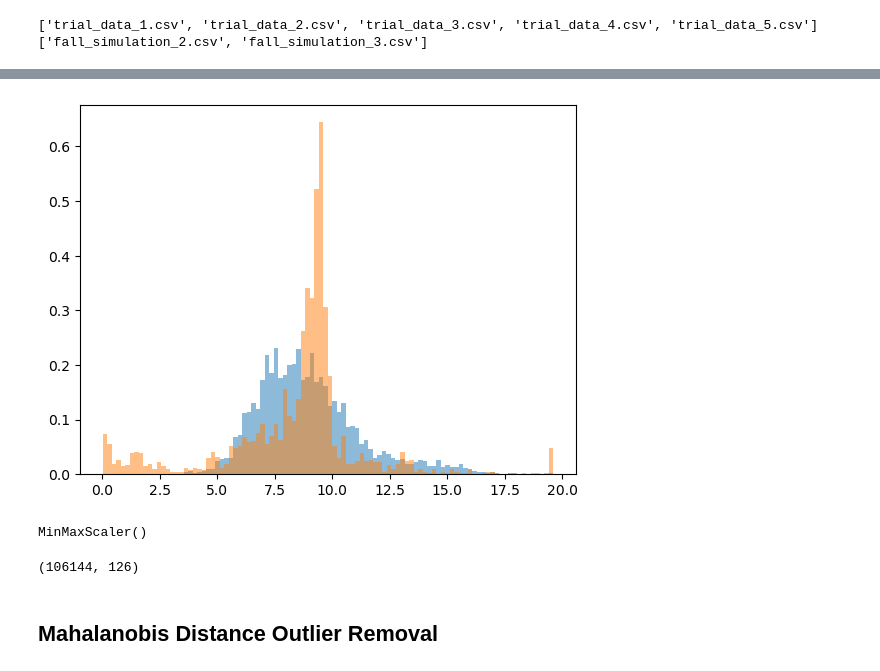
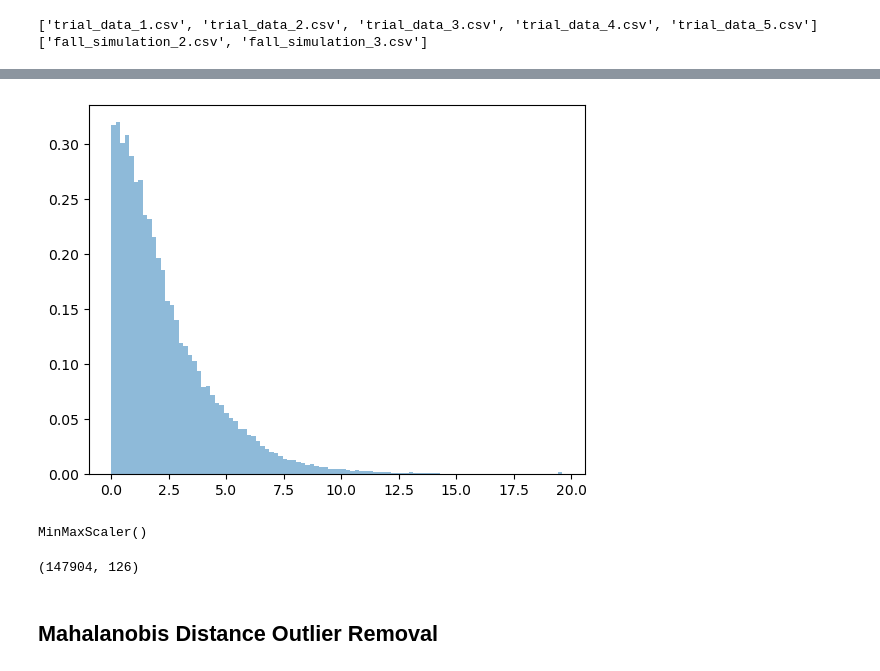
Before and after one commit to NUSMedTechMorphine/Morphine-22-23, a Jupyter notebook: ML/Model Experiment/VAE Model - Windowing Technique.ipynb, the cells around one changed output, grey strips where cells are left out. Drawn from its saved outputs; the diff is of its cells as text; code cells hidden in the pictures.

```diff
--- a/ML/Model Experiment/VAE Model - Windowing Technique.ipynb
+++ b/ML/Model Experiment/VAE Model - Windowing Technique.ipynb
@@ -34,7 +34,7 @@ from keras.losses import MeanSquaredError as mse
 from tensorflow.keras import backend as K
 from keras.optimizers import Adam
 # %%
-DATASETS_PATH = "C:/Users/ernest.liu/Documents/git/Morphine-22-23/ML/Datasets/curated/"
+DATASETS_PATH = "C:/Users/yiting.wong/Documents/NUS/MedTech/Morphine-22-23/ML/Datasets/curated/"
 os.chdir(DATASETS_PATH)
 os.listdir()
 # %% [output]
@@ -82,3 +84,7 @@ fall_simulation_3 = fall_simulation_3[['Ax','Ay','Az','gx','gy','gz']]
+# %%
+filename = "mpu6050_data_2023-05-17_20-22-53.csv"
+adl_data = pd.read_csv(DATASETS_PATH+filename).iloc[:,1:]
+adl_data = adl_data[['Ax','Ay','Az','gx','gy','gz']]
 # %%
 # Pivoting datasets to have 20 sets of data per row
 # %%
@@ -113 +119,3 @@ fall_simulation_3 = pivot_df(fall_simulation_3)
+# %%
+adl_data = pivot_df(adl_data)
 # %%
@@ -115,0 +124,2 @@ test_data = pd.concat([fall_simulation_2, fall_simulation_3]).reset_index(drop=T
+# %%
+train_data = adl_data.copy()
@@ -116,10 +142,10 @@ test_data = pd.concat([fall_simulation_2, fall_simulation_3]).reset_index(drop=T
 # %%
 # EDA
 plt.hist(np.abs(train_data.Ay), bins=100, alpha=0.5, density=True)
-plt.hist(np.abs(test_data.Ay), bins=100, alpha=0.5, density=True)
+# plt.hist(np.abs(test_data.Ay), bins=100, alpha=0.5, density=True)
 plt.show()
 # %% [output]
-[figure, old version]
+[figure, new version]
 # %%
 scaler = preprocessing.MinMaxScaler()
 scaler.fit(train_data)
@@ -138,7 +164,7 @@ train_data_norm = np.delete(train_data_norm_presplit, valid_indices, axis = 0)
 # %%
 train_data_norm.shape
 # %% [output]
-(106144, 126)
+(147904, 126)
 # %% [markdown]
 ## Mahalanobis Distance Outlier Removal
 # %%
```
Also changed, not shown: parts of 29 cells of this notebook, 5 other files.
